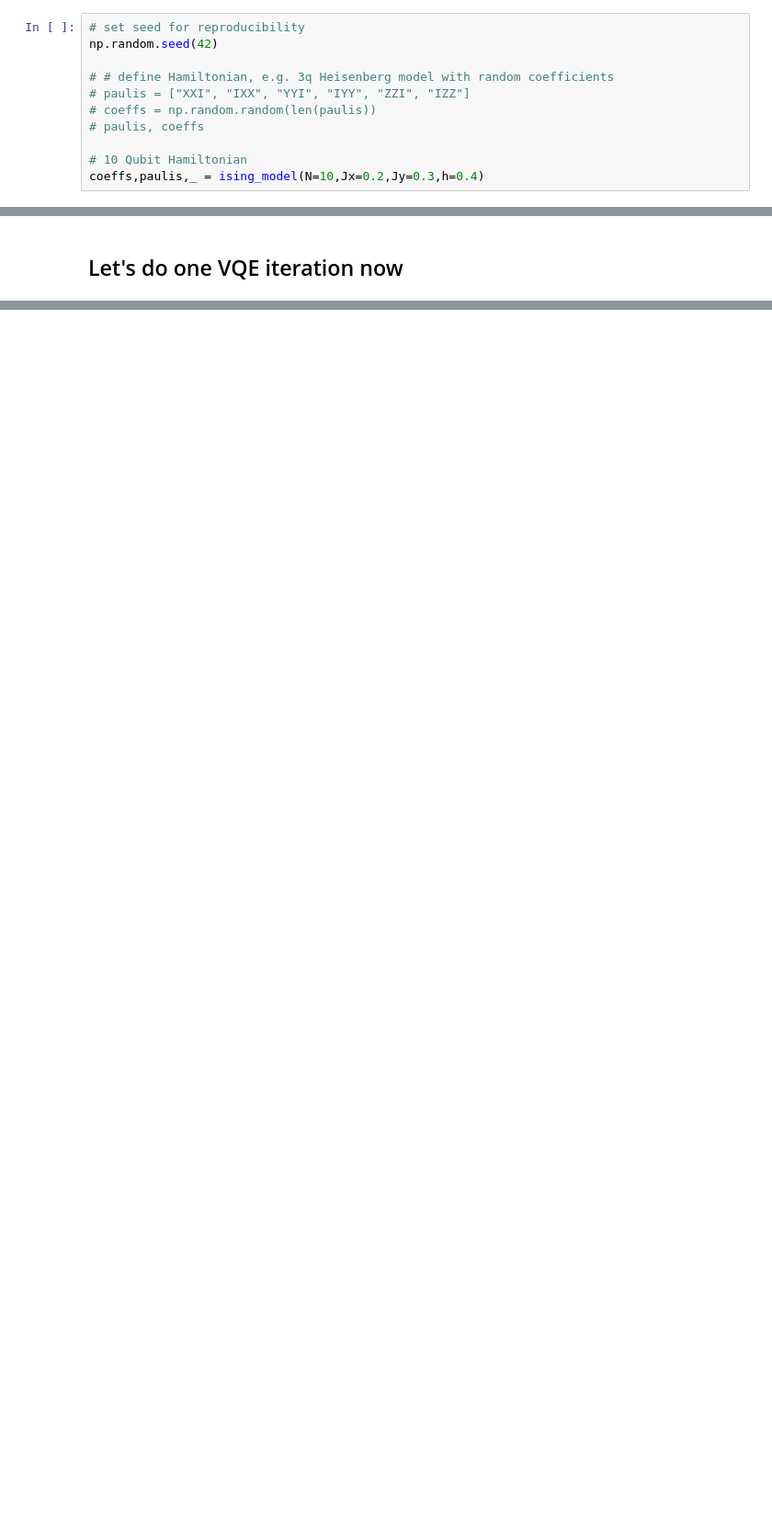
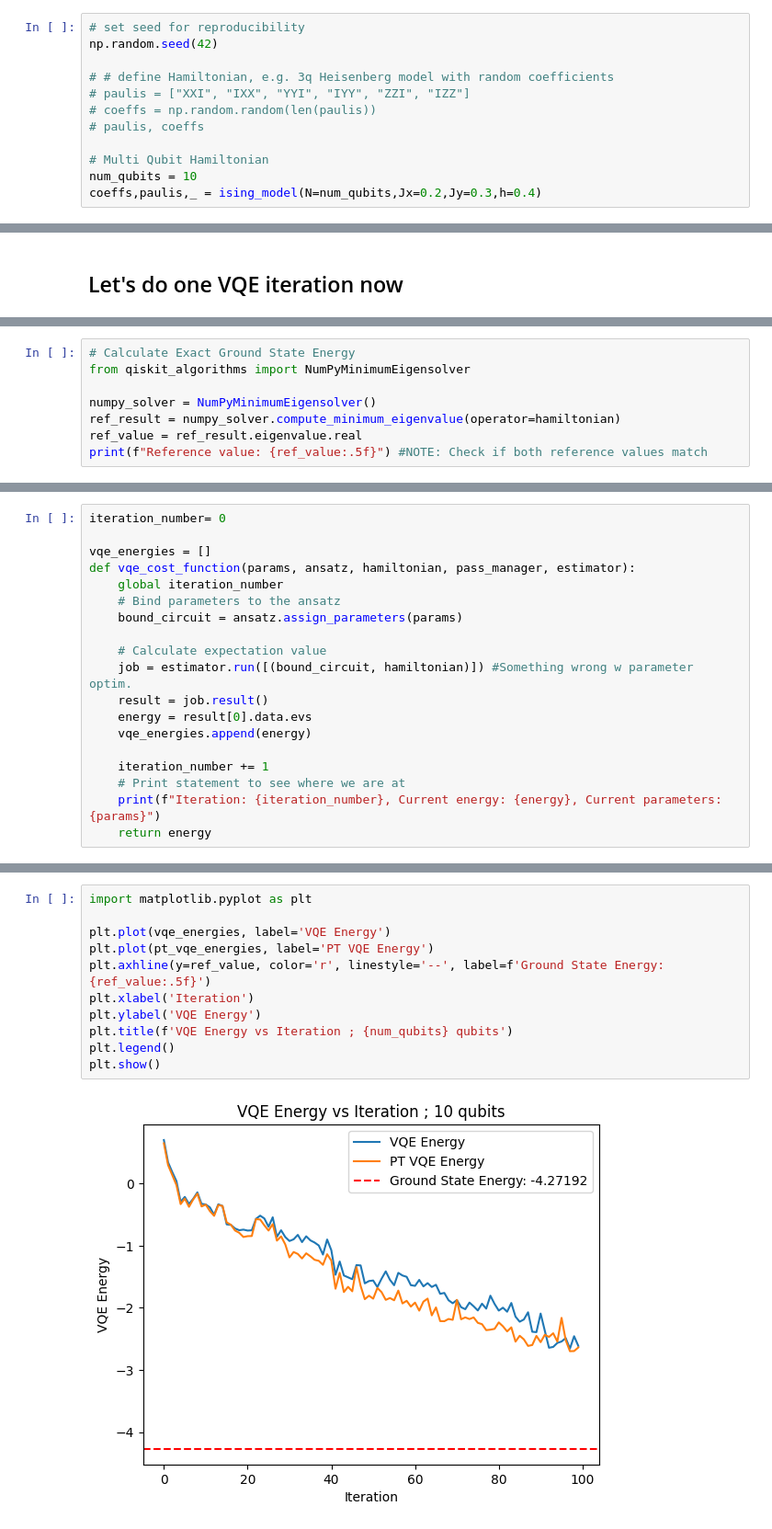
Before and after one commit to d-bharadwaj/clapton, a Jupyter notebook: examples/pt_cafqa.ipynb, the cells around one changed output, grey strips where cells are left out. Shown: that part at 92% size. Cells and saved outputs as stored; diff of their text form; blank space fills up the shorter version.

```diff
--- a/examples/pt_cafqa.ipynb
+++ b/examples/pt_cafqa.ipynb
@@ -72,8 +72,9 @@ np.random.seed(42)
 # coeffs = np.random.random(len(paulis))
 # paulis, coeffs
 
-# 10 Qubit Hamiltonian
-coeffs,paulis,_ = ising_model(N=10,Jx=0.2,Jy=0.3,h=0.4)
+# Multi Qubit Hamiltonian
+num_qubits = 10
+coeffs,paulis,_ = ising_model(N=num_qubits,Jx=0.2,Jy=0.3,h=0.4)
 # %%
 from qiskit.quantum_info import Pauli, SparsePauliOp
 from qiskit_algorithms import NumPyMinimumEigensolver
@@ -374,0 +524,8 @@ q2: -SQRT_Y-I-----@---X----------SQRT_Y_DAG-S_DAG-@---X-SQRT_Y-S-@---X-I-I-@---X
+# %%
+# Calculate Exact Ground State Energy
+from qiskit_algorithms import NumPyMinimumEigensolver
+
+numpy_solver = NumPyMinimumEigensolver()
+ref_result = numpy_solver.compute_minimum_eigenvalue(operator=hamiltonian)
+ref_value = ref_result.eigenvalue.real
+print(f"Reference value: {ref_value:.5f}") #NOTE: Check if both reference values match
@@ -374,0 +641,19 @@ q2: -SQRT_Y-I-----@---X----------SQRT_Y_DAG-S_DAG-@---X-SQRT_Y-S-@---X-I-I-@---X
+# %%
+iteration_number= 0
+
+vqe_energies = []
+def vqe_cost_function(params, ansatz, hamiltonian, pass_manager, estimator):
+    global iteration_number
+    # Bind parameters to the ansatz
+    bound_circuit = ansatz.assign_parameters(params)
+
+    # Calculate expectation value
+    job = estimator.run([(bound_circuit, hamiltonian)]) #Something wrong w parameter optim.
+    result = job.result()
+    energy = result[0].data.evs
+    vqe_energies.append(energy)
+
+    iteration_number += 1
+    # Print statement to see where we are at
+    print(f"Iteration: {iteration_number}, Current energy: {energy}, Current parameters: {params}")
+    return energy
@@ -374,0 +692,13 @@ q2: -SQRT_Y-I-----@---X----------SQRT_Y_DAG-S_DAG-@---X-SQRT_Y-S-@---X-I-I-@---X
+# %%
+import matplotlib.pyplot as plt
+
+plt.plot(vqe_energies, label='VQE Energy')
+plt.plot(pt_vqe_energies, label='PT VQE Energy')
+plt.axhline(y=ref_value, color='r', linestyle='--', label=f'Ground State Energy: {ref_value:.5f}')
+plt.xlabel('Iteration')
+plt.ylabel('VQE Energy')
+plt.title(f'VQE Energy vs Iteration ; {num_qubits} qubits')
+plt.legend()
+plt.show()
+# %% [output]
+[figure, added]
```
Also changed, not shown: parts of 28 cells of this notebook, 9 other files.
